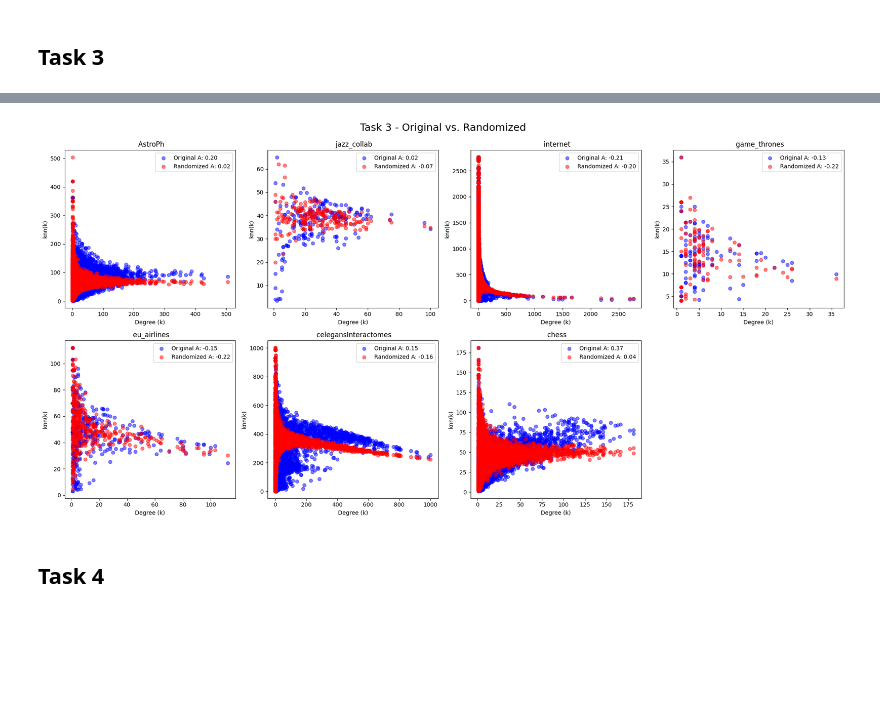
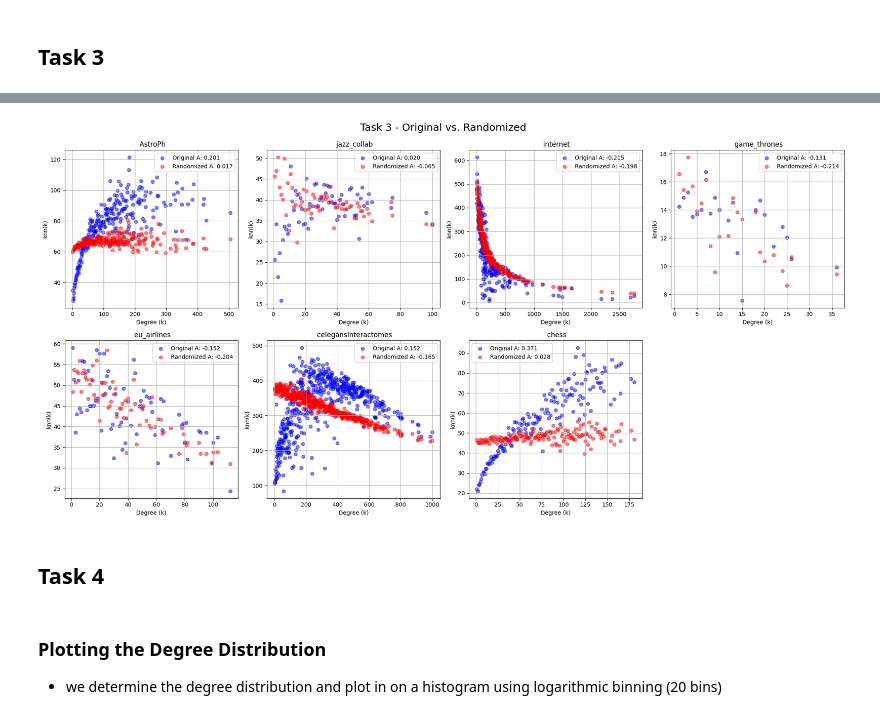
Before and after one commit to eliaswjmuller/HS24_NetworkScience, a Jupyter notebook: A2/HS24_NS_Solutions_Elias_Müller.ipynb, the cells around one changed output, grey strips where cells are left out. Saved outputs shown, nothing was run; the diff lists cells and outputs as text; code cells hidden in the pictures; blank space fills up the shorter version.

```diff
--- a/A2/HS24_NS_Solutions_Elias_Müller.ipynb
+++ b/A2/HS24_NS_Solutions_Elias_Müller.ipynb
@@ -47,13 +51,29 @@ def clean_figure(fig, axes, start, end):
     for i in range(start, end):
         fig.delaxes(axes[i])
 # %%
-# plotting a given graph, resp. its knn against degree on a given axis (flattened) of the overall plot
+# The function below is the core of the given task. For each node in G the function first calculates the average neighbor degree and degree.
+# The first values are then aggregated by degree and averaged.
+# INPUT: An nx Graph
+# RETURN: The average neighbor degree per degree
+def average_neighbor_degree(G):
+    avg = nx.average_neighbor_degree(G)
+    degree = dict(G.degree())
+    avg_per_degree = defaultdict(list)
+
+    for node, degree in degree.items():
+        avg_per_degree[degree].append(avg[node])
+
+    avg_per_degree = {degree: np.mean(avg_per_degree[degree]) for degree in avg_per_degree}
+
+    return avg_per_degree
+
+# Plots the average neighbor degree against the degree of an nx Graph on a given ax of a figure
 def plot_ang_on_axis(G, ax, title=None):
-    andeg, degree = average_neighbor_degree(G)
-    add_to_scatter(ax, degree, andeg)
+    avg_per_degree = average_neighbor_degree(G)
+    add_to_scatter(ax, avg_per_degree.keys(), avg_per_degree.values())
     set_ax_labels(ax, "Degree (k)", "knn(k)", title=title)
 
-# plotting average_neighbor_degree against degree of a list of n graphs in one figure with n subgraphs
+# main function for Task 1, iterating over all datasets
 def plot_ang_degree_of_graphs(data_lst):
     fig, axes = initialize_figure(4,2)
 
@@ -82,17 +107,16 @@ randomized_graphs = [nx.algorithms.smallworld.random_reference(g, connectivity =
 # %%
 def plot_original_and_randomized(og, rg, ax, title):
 
-    # Get degree and knn for original graph
-    knn_values_original, degrees_original = average_neighbor_degree(og)
-    add_to_scatter(ax, degrees_original, knn_values_original, label="Original")
+    # original graph
+    avg= average_neighbor_degree(og)
+    add_to_scatter(ax, avg.keys(), avg.values(), label="Original")
 
-    # Get degree and knn for randomized graph
-    knn_values_randomized, degrees_randomized = average_neighbor_degree(rg)
-    add_to_scatter(ax, degrees_randomized, knn_values_randomized, col='r', label="Randomized")
+    # randomized graph
+    avg_rand = average_neighbor_degree(rg)
+    add_to_scatter(ax, avg_rand.keys(), avg_rand.values(), col='r', label="Randomized")
 
-    # Set axis labels and title for each subplot
+    # Set labels
     set_ax_labels(ax, "Degree (k)", "knn(k)", title=title)
 
-    # Add a legend to differentiate between the two
     ax.legend()
 # %%
@@ -122,13 +152,14 @@ plt.show()
 def assortativity(G):
     return nx.degree_assortativity_coefficient(G)
 # %%
+# first a duplicate of task 2 is generated before the labels are added
 fig, axes = plot_ang_degree_comp(data_lst, randomized_graphs, "Task 3 - Original vs. Randomized")
 for i,g in enumerate(data_lst):
     A_O = assortativity(g)
     A_R = assortativity(randomized_graphs[i])
-    axes[i].legend([f"Original A: {A_O:.2f}", f"Randomized A: {A_R:.2f}"])
+    axes[i].legend([f"Original A: {A_O:.3f}", f"Randomized A: {A_R:.3f}"])
 plt.show()
 # %% [output]
-[figure, old version]
+[figure, new version]
 # %% [markdown]
 ## Task 4
@@ -139 +166,5 @@ def degree_dist(g):
+# %% [markdown]
+### Plotting the Degree Distribution
+
+* we determine the degree distribution and plot in on a histogram using logarithmic binning (20 bins)
 # %%
```
Also changed, not shown: parts of 24 cells of this notebook.
